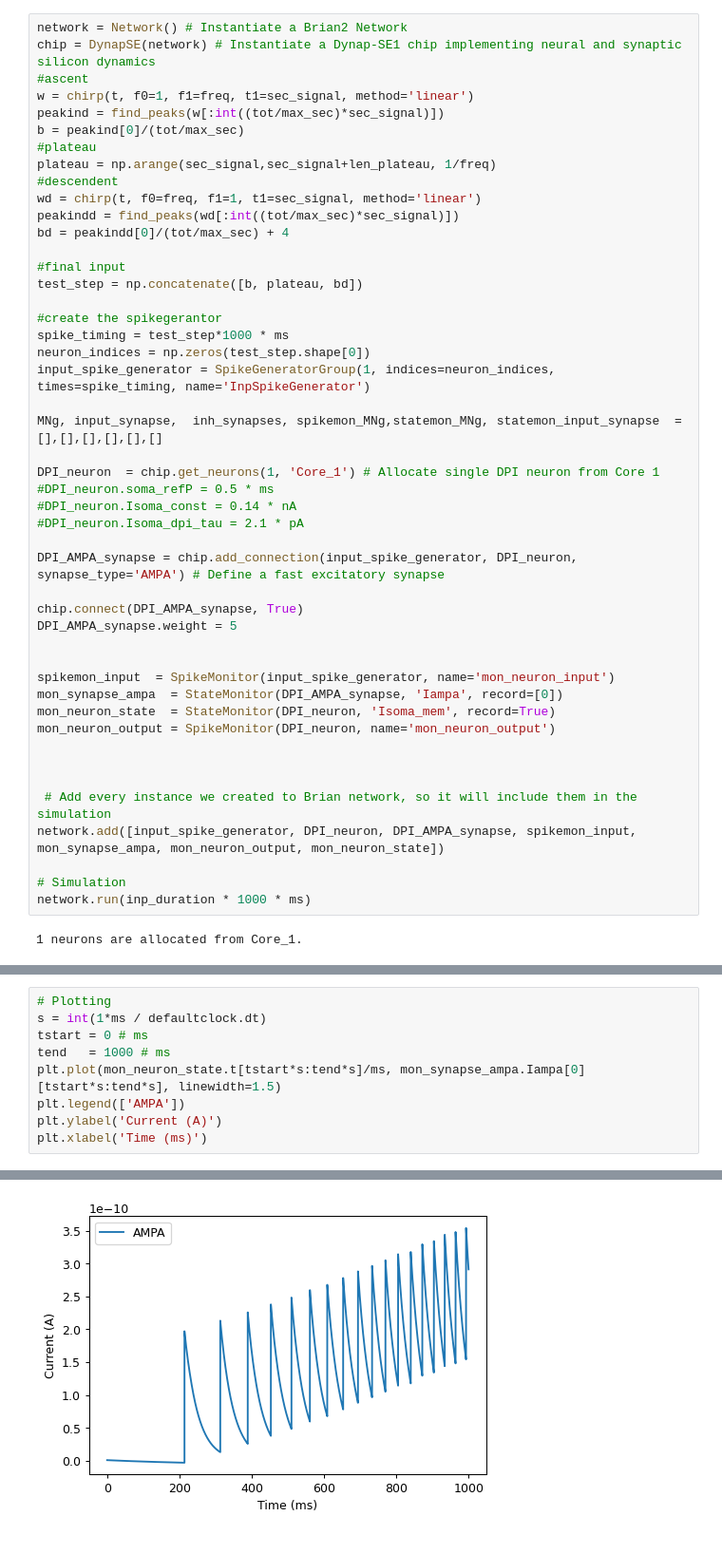
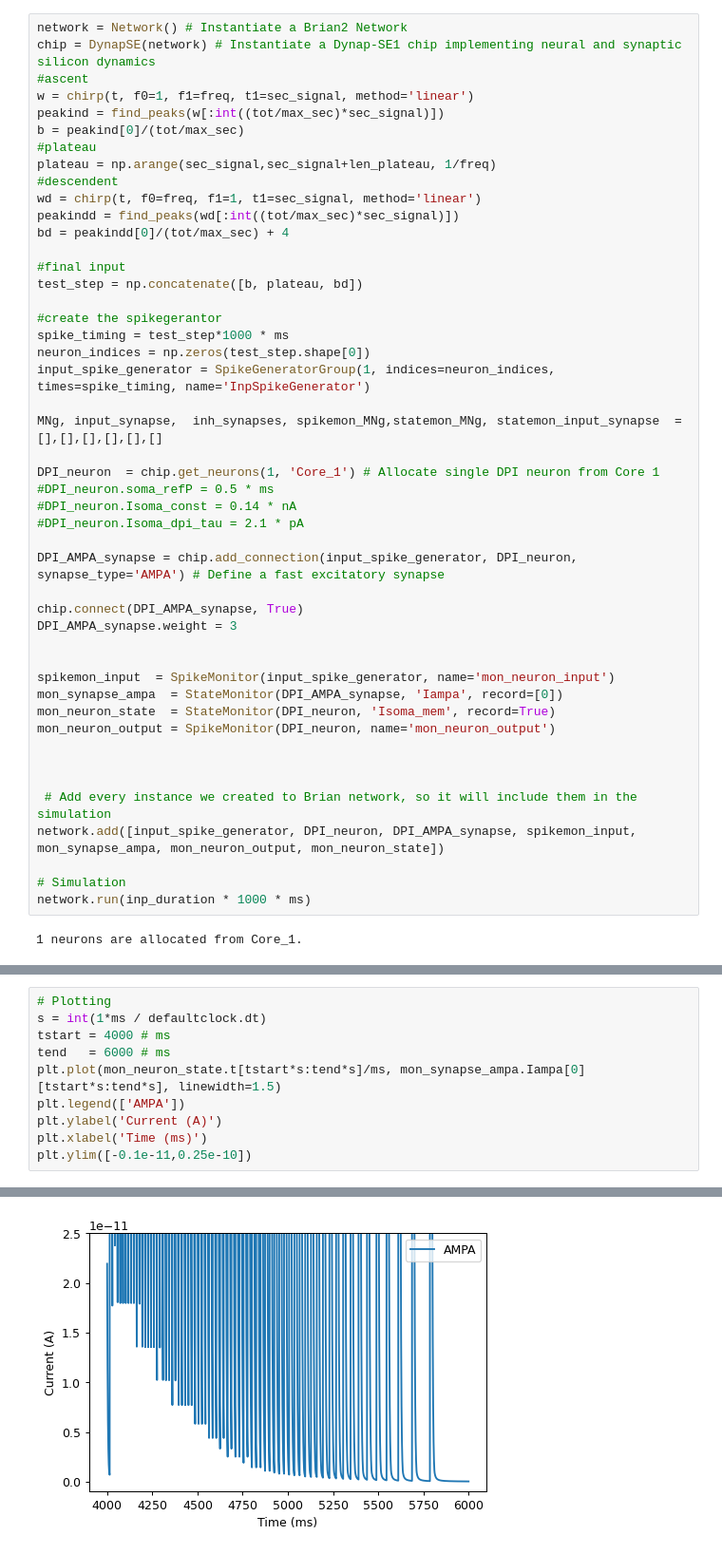
Before and after one commit to YigitDemirag/dynapse-simulator, a Jupyter notebook: examples/part4.ipynb, the cells around one changed output, grey strips where cells are left out. Shown at 95% size. Drawn from its saved outputs; the diff is of its cells as text.

```diff
--- a/examples/part4.ipynb
+++ b/examples/part4.ipynb
@@ -72,7 +72,7 @@ DPI_neuron  = chip.get_neurons(1, 'Core_1') # Allocate single DPI neuron from Co
 DPI_AMPA_synapse = chip.add_connection(input_spike_generator, DPI_neuron, synapse_type='AMPA') # Define a fast excitatory synapse
 
 chip.connect(DPI_AMPA_synapse, True)
-DPI_AMPA_synapse.weight = 5
+DPI_AMPA_synapse.weight = 3
 
 
 spikemon_input  = SpikeMonitor(input_spike_generator, name='mon_neuron_input')
@@ -131,10 +131,11 @@ plt.show()
 # %%
 # Plotting
 s = int(1*ms / defaultclock.dt)
-tstart = 0 # ms
-tend   = 1000 # ms
+tstart = 4000 # ms
+tend   = 6000 # ms
 plt.plot(mon_neuron_state.t[tstart*s:tend*s]/ms, mon_synapse_ampa.Iampa[0][tstart*s:tend*s], linewidth=1.5)
 plt.legend(['AMPA'])
 plt.ylabel('Current (A)')
 plt.xlabel('Time (ms)')
+plt.ylim([-0.1e-11,0.25e-10])
 # %% [output]
@@ -142 +143 @@ Text(0.5, 0, 'Time (ms)')
-[figure, old version]
+[figure, new version]
```
Also changed, not shown: parts of 2 cells of this notebook, 5 other files.
